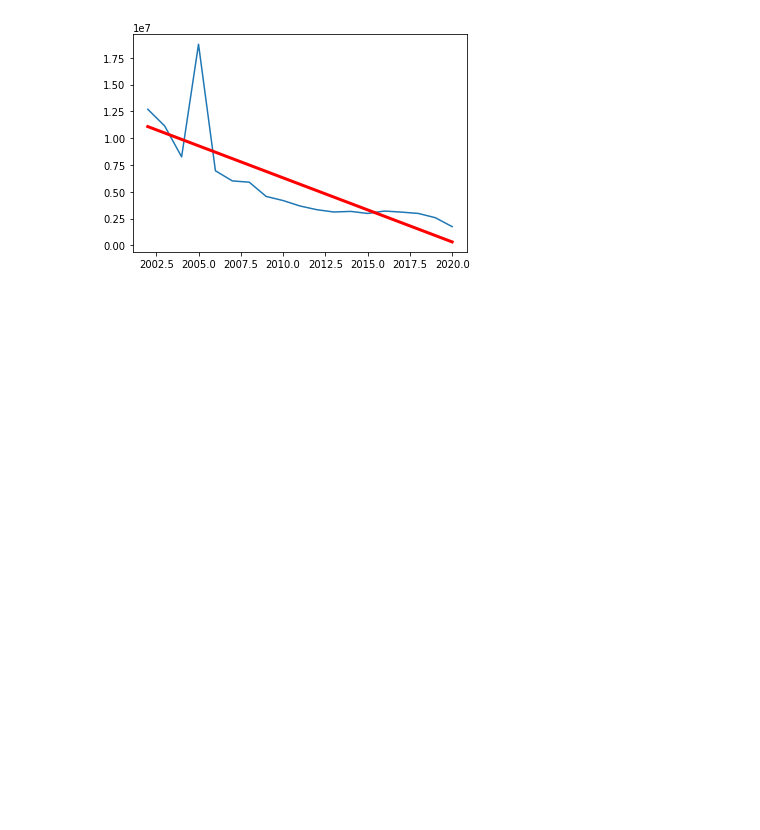
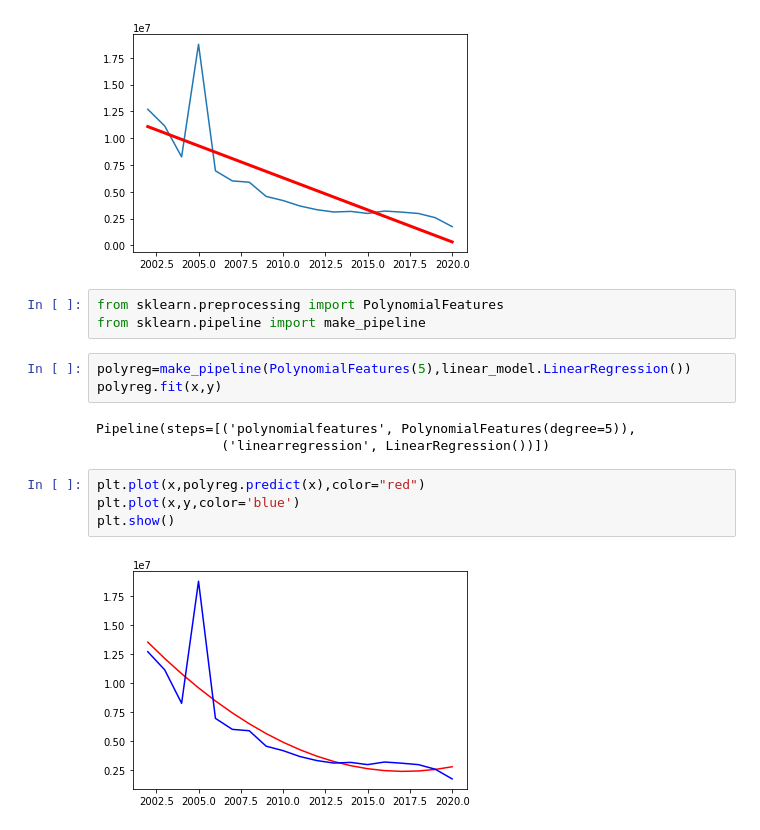
Before and after one commit to knuffelbeer/leren_en_beslissen_public, a Jupyter notebook: company_emissions_preprocessing_lin_reg.ipynb, the cells around one changed output. Cells and saved outputs as stored; diff of their text form; blank space fills up the shorter version.

```diff
--- a/company_emissions_preprocessing_lin_reg.ipynb
+++ b/company_emissions_preprocessing_lin_reg.ipynb
@@ -223,3 +223,18 @@ plt.plot(x, reg.predict(x), color='red', linewidth=3)
 plt.show()
 # %% [output]
 [figure]
+# %%
+from sklearn.preprocessing import PolynomialFeatures
+from sklearn.pipeline import make_pipeline
+# %%
+polyreg=make_pipeline(PolynomialFeatures(5),linear_model.LinearRegression())
+polyreg.fit(x,y)
+# %% [output]
+Pipeline(steps=[('polynomialfeatures', PolynomialFeatures(degree=5)),
+                ('linearregression', LinearRegression())])
+# %%
+plt.plot(x,polyreg.predict(x),color="red")
+plt.plot(x,y,color='blue')
+plt.show()
+# %% [output]
+[figure, added]
```
